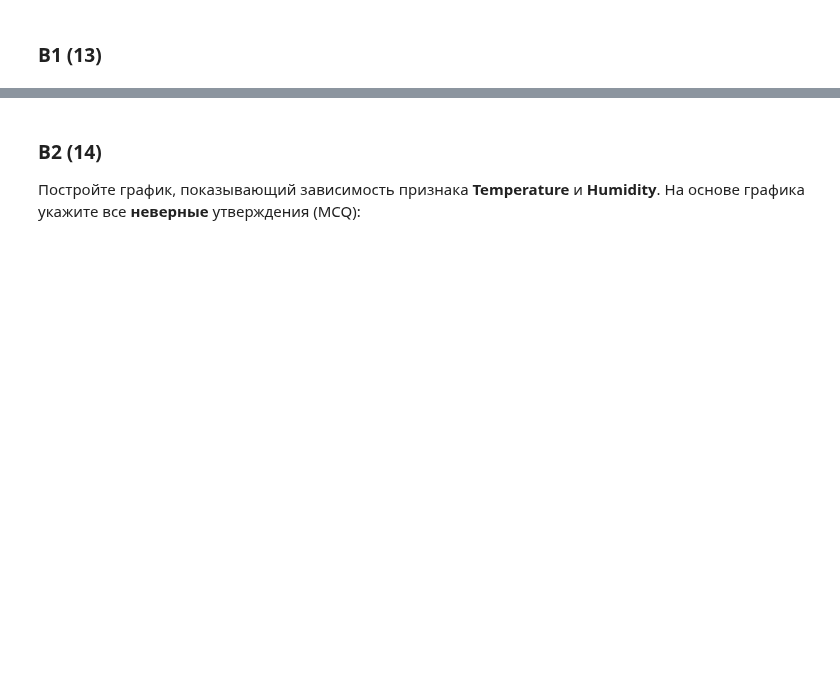
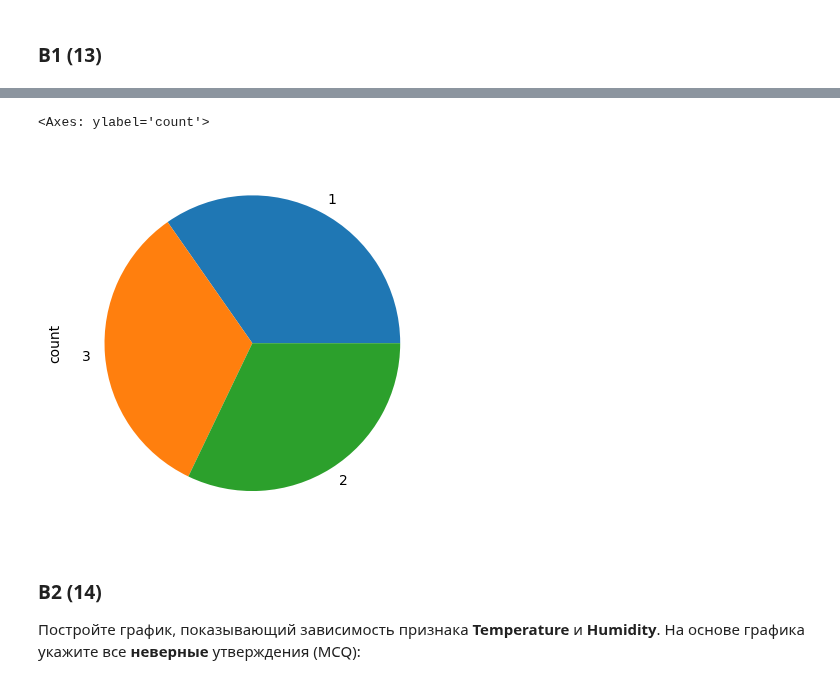
Before and after one commit to ksumarshmallow/Data-Analysis-Media-24, a Jupyter notebook: Seminars/Exam_ver5.ipynb, the cells around one changed output, grey strips where cells are left out. Saved outputs shown, nothing was run; the diff lists cells and outputs as text; code cells hidden in the pictures; blank space fills up the shorter version.

```diff
--- a/Seminars/Exam_ver5.ipynb
+++ b/Seminars/Exam_ver5.ipynb
@@ -187,3 +208,8 @@ $$Y_i = 0 - 0.25 \cdot X_i - 0.75 \cdot Z_i $$
+# %%
+data_b['Soil_Type'].value_counts().plot(kind='pie')
+# %% [output]
+<Axes: ylabel='count'>
+[figure, added]
 # %% [markdown]
 ### B2 (14)
 
```
Also changed, not shown: parts of 10 cells of this notebook, 1 other file.
